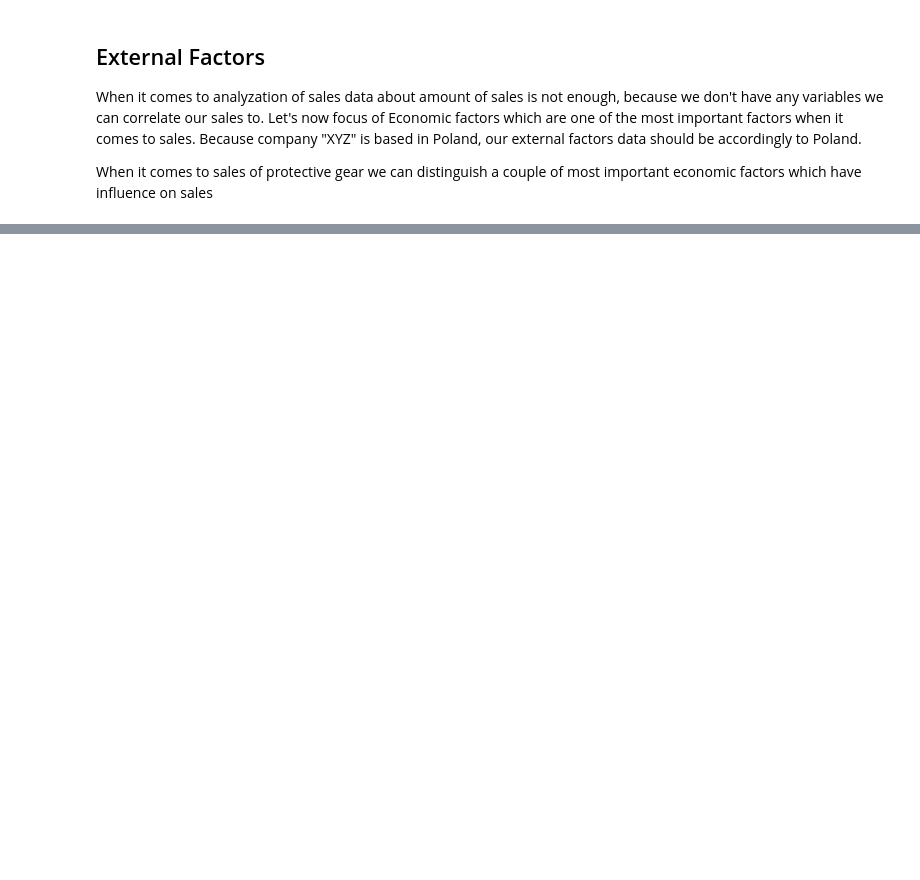
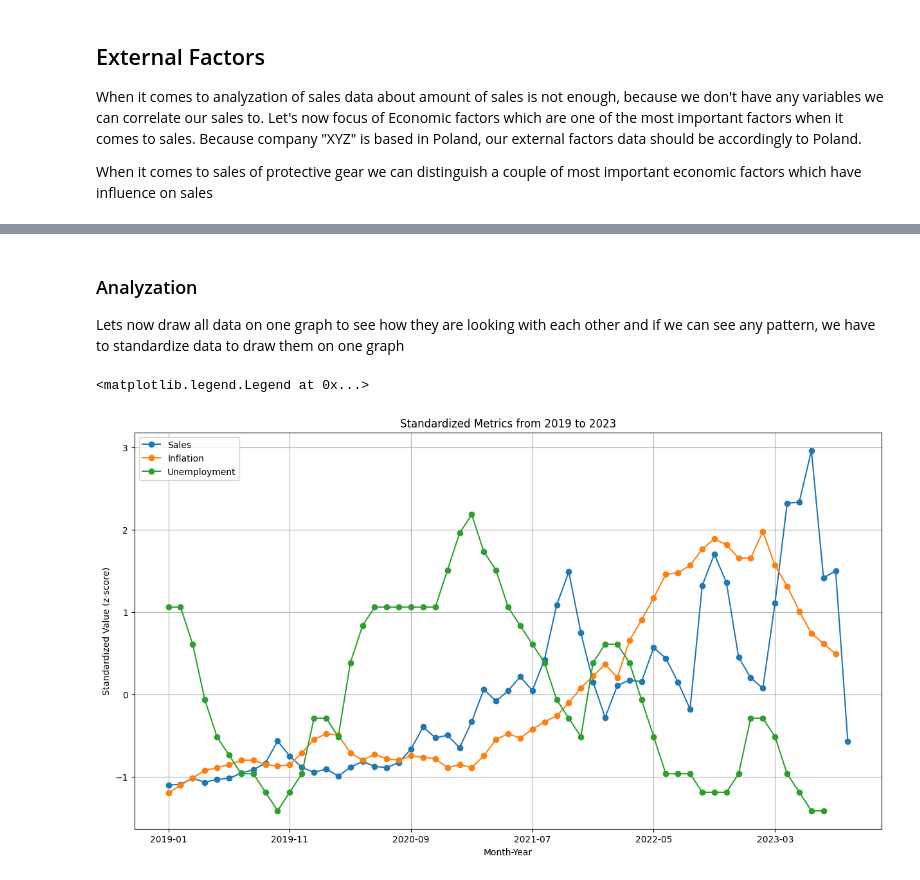
Before and after one commit to MichalI495002/Personal-Challenge, a Jupyter notebook: Jupyter Notebook/notebook.ipynb, the cells around one changed output, grey strips where cells are left out. Drawn from its saved outputs; the diff is of its cells as text; code cells hidden in the pictures; blank space fills up the shorter version.

```diff
--- a/Jupyter Notebook/notebook.ipynb
+++ b/Jupyter Notebook/notebook.ipynb
@@ -82,0 +188,22 @@ When it comes to sales of protective gear we can distinguish a couple of most im
+# %% [markdown]
+### Analyzation
+Lets now draw all data on one graph to see how they are looking with each other and if we can see any pattern, we have to standardize data to draw them on one graph
+# %%
+# Load the CSV file into a DataFrame
+df = pd.read_csv('../Datasets/Aggregated data/Aggregated.csv')
+
+# Transpose the dataframe for easier plotting
+df_transposed = df.set_index(df.columns[0]).transpose()
+
+# Standardize the data using pandas methods directly
+df_standardized_pandas = df_transposed.apply(lambda x: (x - x.mean()) / x.std())
+
+# Plot the standardized data using pandas plotting
+ax = df_standardized_pandas.plot(figsize=(15, 8), marker='o', grid=True)
+ax.set_title("Standardized Metrics from 2019 to 2023")
+ax.set_xlabel("Month-Year")
+ax.set_ylabel("Standardized Value (z-score)")
+ax.legend(loc="upper left")
+# %% [output]
+<matplotlib.legend.Legend at 0x...>
+[figure, added]
```
Also changed, not shown: parts of 20 cells of this notebook, 3 other files.
